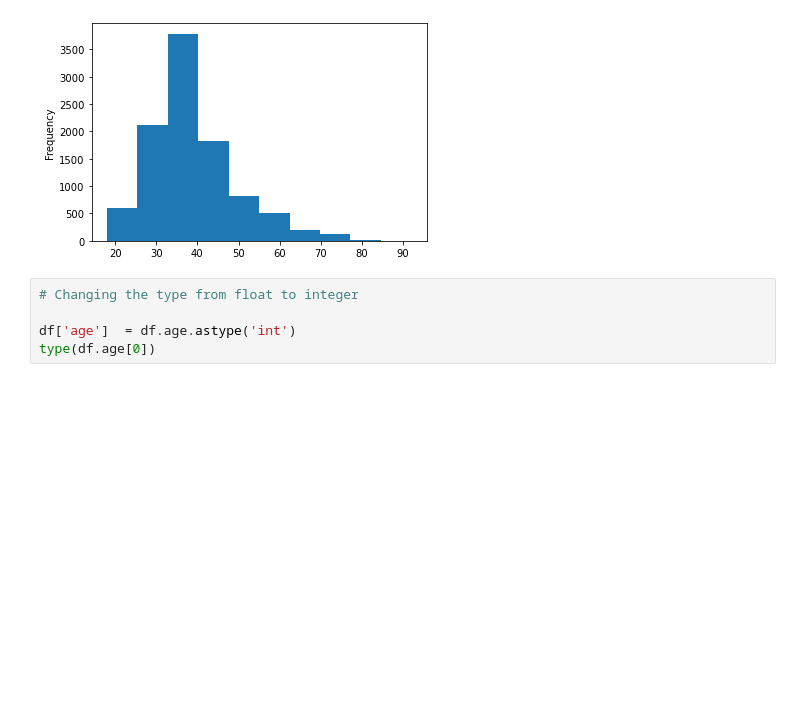
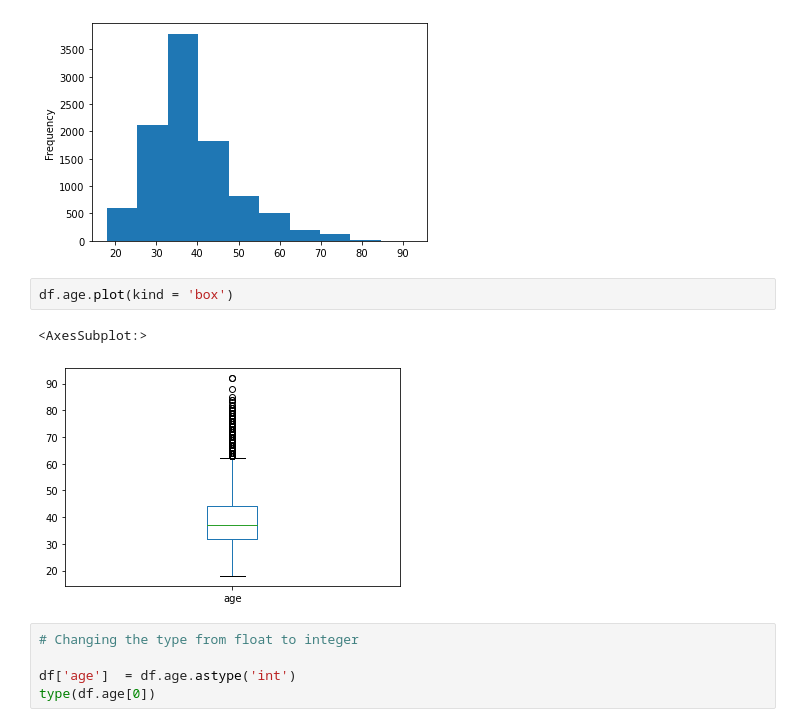
Before and after one commit to lukyluca/Bank-Customer-Churn-Prediction, a Jupyter notebook: project1A_cleaning.ipynb, the cells around one changed output. Saved outputs shown, nothing was run; the diff lists cells and outputs as text; blank space fills up the shorter version.

```diff
--- a/project1A_cleaning.ipynb
+++ b/project1A_cleaning.ipynb
@@ -477,6 +473,11 @@ df.age.plot(kind= 'hist')
 # %% [output]
 <AxesSubplot:ylabel='Frequency'>
 [figure]
+# %%
+df.age.plot(kind = 'box')
+# %% [output]
+<AxesSubplot:>
+[figure, added]
 # %%
 # Changing the type from float to integer
 
```
Also changed, not shown: parts of 34 cells of this notebook.
